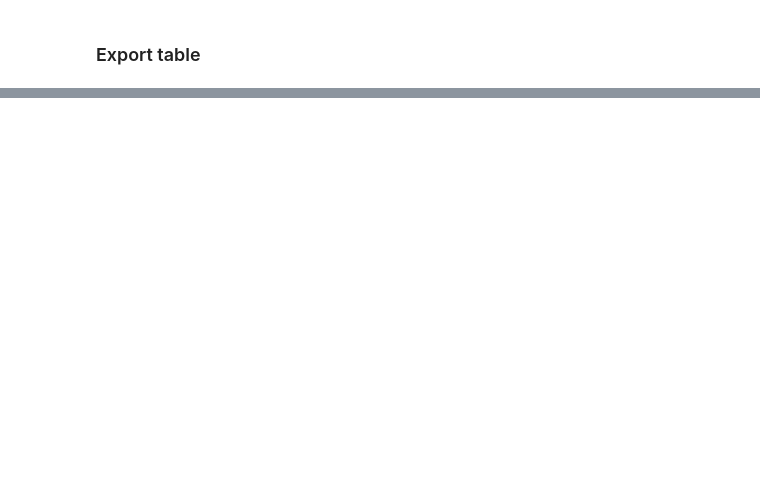
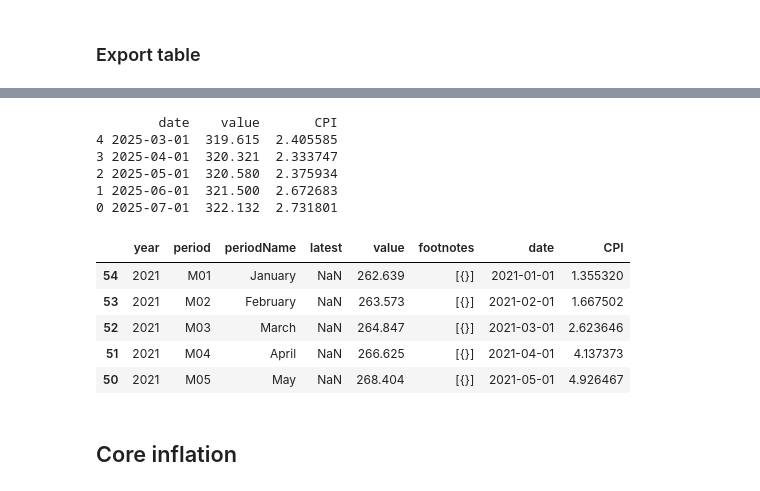
Before and after one commit to kv-hearst/cpi-api, a Jupyter notebook: cpi-scraper.ipynb, the cells around one changed output, grey strips where cells are left out. Saved outputs shown, nothing was run; the diff lists cells and outputs as text; code cells hidden in the pictures; blank space fills up the shorter version.

```diff
--- a/cpi-scraper.ipynb
+++ b/cpi-scraper.ipynb
@@ -346,0 +349,10 @@ transposed_latest_rows.to_csv('data/bls_table.csv')
+# %%
+data = {
+    "seriesid": ['CUSR0000SA0'],
+    "startyear": "2020",
+    "endyear": "2025",
+    "registrationkey": api_key
+}
+
+response = requests.post(url, data=json.dumps(data), headers=headers)
+response_data = response.json()
@@ -346,0 +379,31 @@ transposed_latest_rows.to_csv('data/bls_table.csv')
+# %%
+series_data = response_data['Results']['series'][0]['data']
+
+# Convert to DataFrame for easier manipulation
+df = pd.DataFrame(series_data)
+df['value'] = pd.to_numeric(df['value'])
+df['date'] = pd.to_datetime(df['year'] + '-' + df['period'].str.replace('M', '') + '-01')
+df = df.sort_values('date')
+
+# Calculate 12-month percentage change
+df['CPI'] = df['value'].pct_change(periods=12) * 100
+
+print(df[['date', 'value', 'CPI']].tail())
+# %% [output]
+        date    value       CPI
+4 2025-03-01  319.615  2.405585
+3 2025-04-01  320.321  2.333747
+2 2025-05-01  320.580  2.375934
+1 2025-06-01  321.500  2.672683
+0 2025-07-01  322.132  2.731801
+# %%
+df = df[df['year'] != '2020']
+# %%
+df.head()
+# %% [output]
+|  | year | period | periodName | latest | value | footnotes | date | CPI |
+| 54 | 2021 | M01 | January | NaN | 262.639 | [{}] | 2021-01-01 | 1.355320 |
+| 53 | 2021 | M02 | February | NaN | 263.573 | [{}] | 2021-02-01 | 1.667502 |
+| 52 | 2021 | M03 | March | NaN | 264.847 | [{}] | 2021-03-01 | 2.623646 |
+| 51 | 2021 | M04 | April | NaN | 266.625 | [{}] | 2021-04-01 | 4.137373 |
+| 50 | 2021 | M05 | May | NaN | 268.404 | [{}] | 2021-05-01 | 4.926467 |
@@ -346,0 +412,2 @@ transposed_latest_rows.to_csv('data/bls_table.csv')
+# %% [markdown]
+## Core inflation
```
Also changed, not shown: parts of 33 cells of this notebook, 1 other file.
